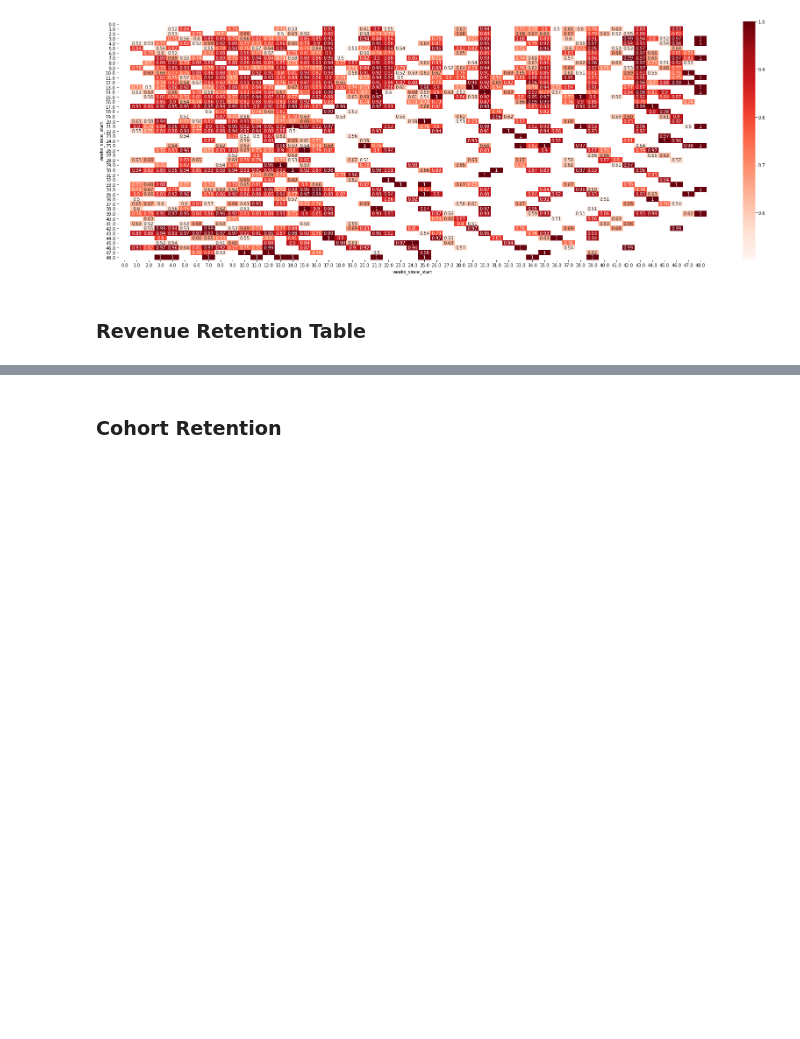
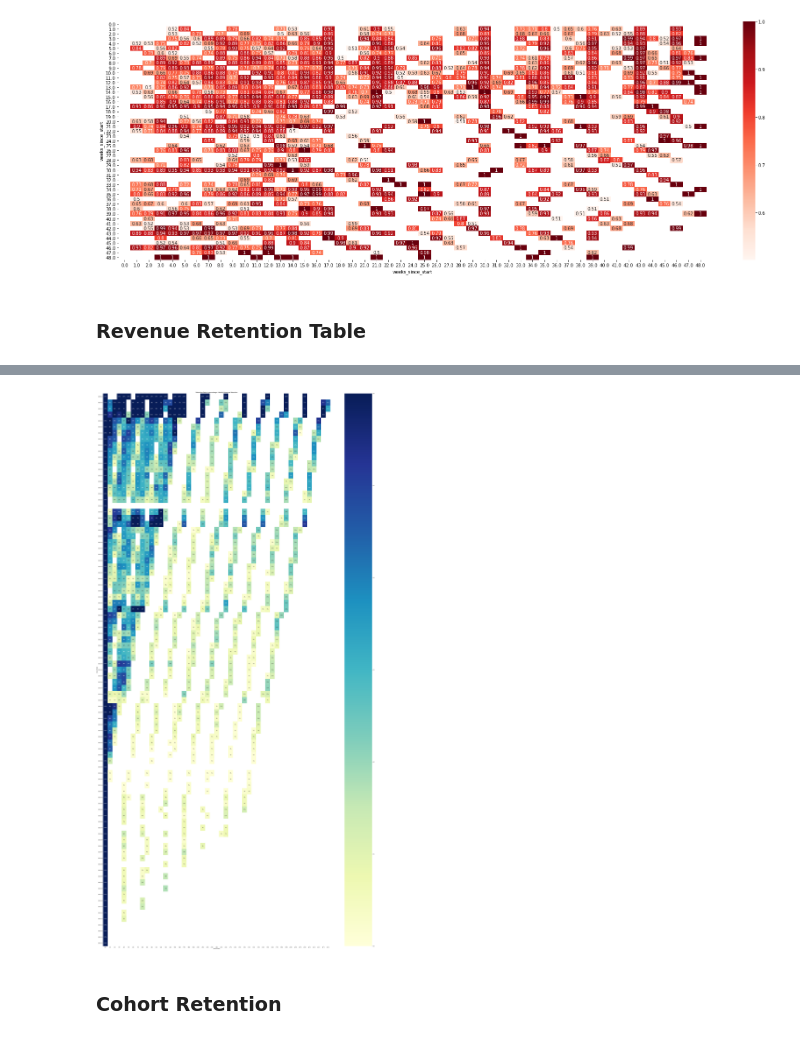
Before and after one commit to Doro97/Retention-Rate, a Jupyter notebook: customer-retention.ipynb, the cells around one changed output, grey strips where cells are left out. Saved outputs shown, nothing was run; the diff lists cells and outputs as text; code cells hidden in the pictures; blank space fills up the shorter version.

Commit message:
heatmaps generated

```diff
--- a/customer-retention.ipynb
+++ b/customer-retention.ipynb
@@ -293,0 +312,3 @@ NameError: name 'revRetention' is not defined
+# %%
+revRetention.index = revRetention.index.strftime('%Y-%m')
+revRetention.index
@@ -294,3 +333,18 @@ NameError: name 'revRetention' is not defined
+# %%
+# Initialize the figure
+plt.figure(figsize=(50, 100))
+
+# Adding a title
+plt.title('Retention Rate in percentage:- Weekly Revenue Retention', fontsize = 14)
+
+# Creating the seaborn based heatmap
+sns.heatmap(revRetention, annot=True, fmt= '.0%',cmap='YlGnBu', vmin = 0.0 , vmax = 0.6)
+plt.ylabel('Cohort Week')
+plt.xlabel('Cohort Index')
+plt.yticks( rotation='360')
+plt.show()
+# %% [output]
+[figure, added]
 # %% [markdown]
 ### Cohort Retention
 # %%
```
Also changed, not shown: parts of 6 cells of this notebook.
